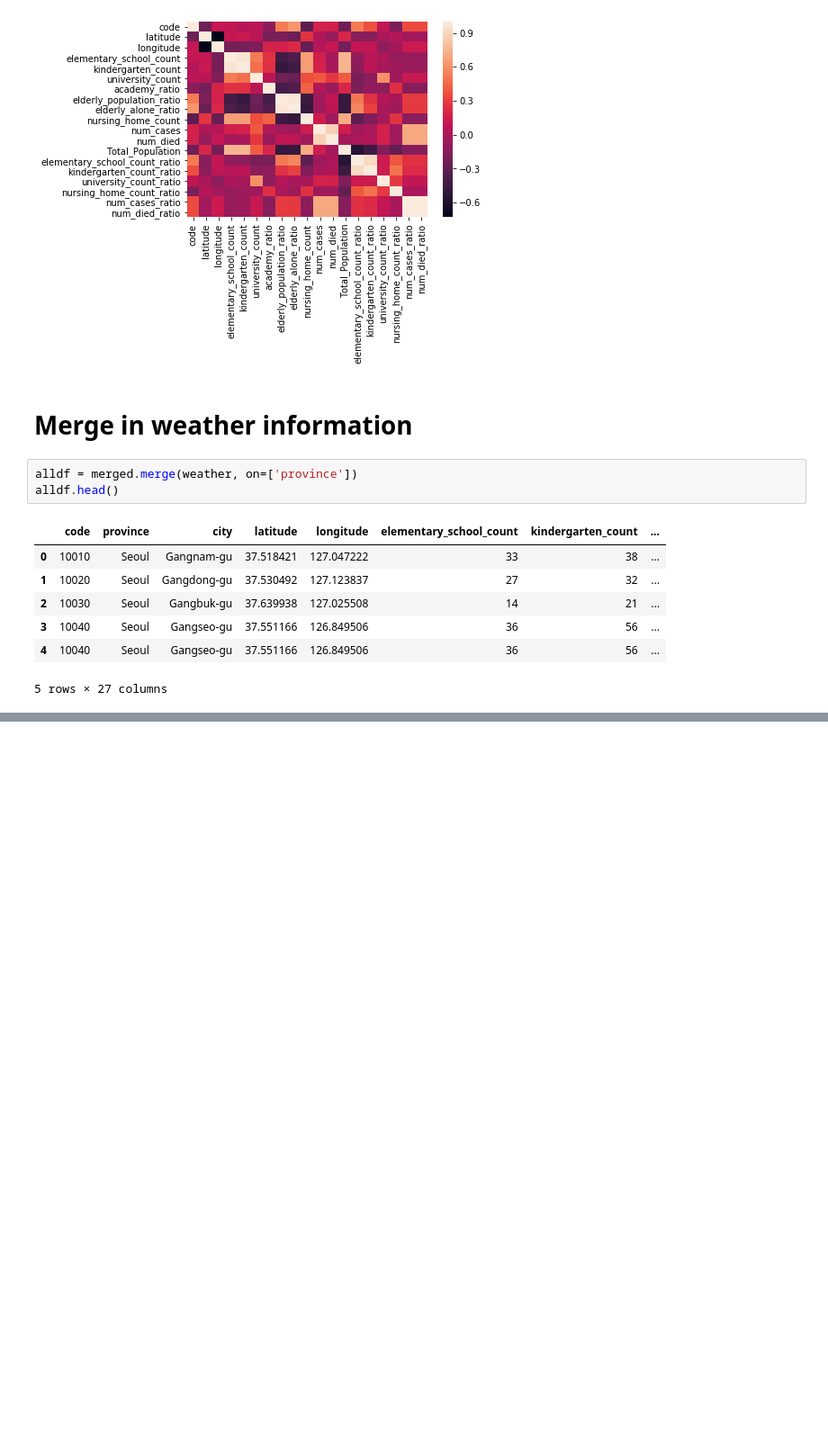
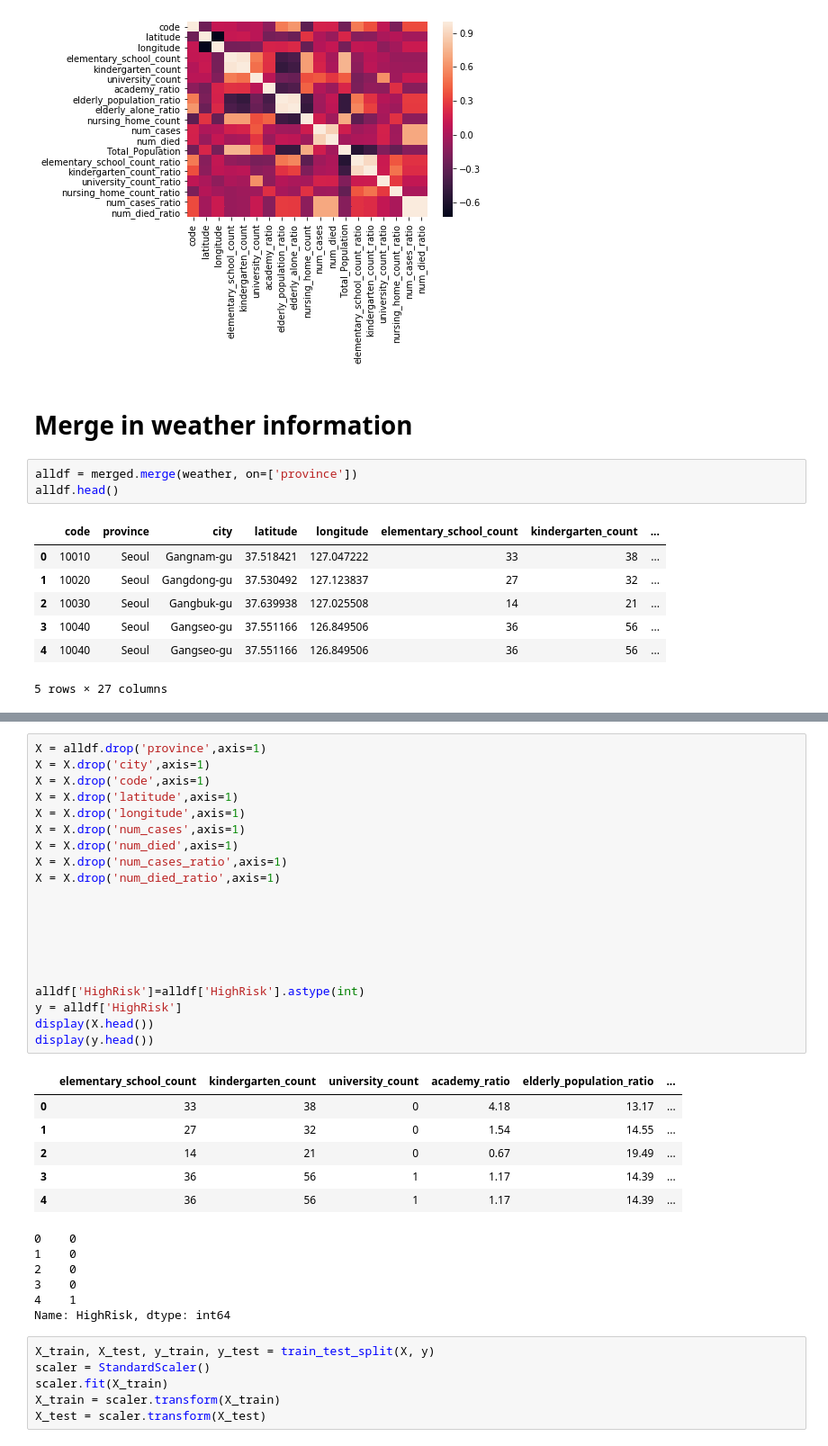
Before and after one commit to Nickjgniklu/FinalProject-CS6830, a Jupyter notebook: RegionsNick.ipynb, the cells around one changed output, grey strips where cells are left out. Shown: that part at 90% size. Drawn from its saved outputs; the diff is of its cells as text; blank space fills up the shorter version.

```diff
--- a/RegionsNick.ipynb
+++ b/RegionsNick.ipynb
@@ -217,0 +254,39 @@ sns.heatmap(alldf.corr())
+# %%
+X = alldf.drop('province',axis=1)
+X = X.drop('city',axis=1)
+X = X.drop('code',axis=1)
+X = X.drop('latitude',axis=1)
+X = X.drop('longitude',axis=1)
+X = X.drop('num_cases',axis=1)
+X = X.drop('num_died',axis=1)
+X = X.drop('num_cases_ratio',axis=1)
+X = X.drop('num_died_ratio',axis=1)
+
+
+
+
+
+
+alldf['HighRisk']=alldf['HighRisk'].astype(int)
+y = alldf['HighRisk']
+display(X.head())
+display(y.head())
+# %% [output]
+|  | elementary_school_count | kindergarten_count | university_count | academy_ratio | elderly_population_ratio | ... |
+| 0 | 33 | 38 | 0 | 4.18 | 13.17 | ... |
+| 1 | 27 | 32 | 0 | 1.54 | 14.55 | ... |
+| 2 | 14 | 21 | 0 | 0.67 | 19.49 | ... |
+| 3 | 36 | 56 | 1 | 1.17 | 14.39 | ... |
+| 4 | 36 | 56 | 1 | 1.17 | 14.39 | ... |
+0    0
+1    0
+2    0
+3    0
+4    1
+Name: HighRisk, dtype: int64
+# %%
+X_train, X_test, y_train, y_test = train_test_split(X, y)
+scaler = StandardScaler()
+scaler.fit(X_train)
+X_train = scaler.transform(X_train)
+X_test = scaler.transform(X_test)
```
Also changed, not shown: parts of 7 cells of this notebook.
